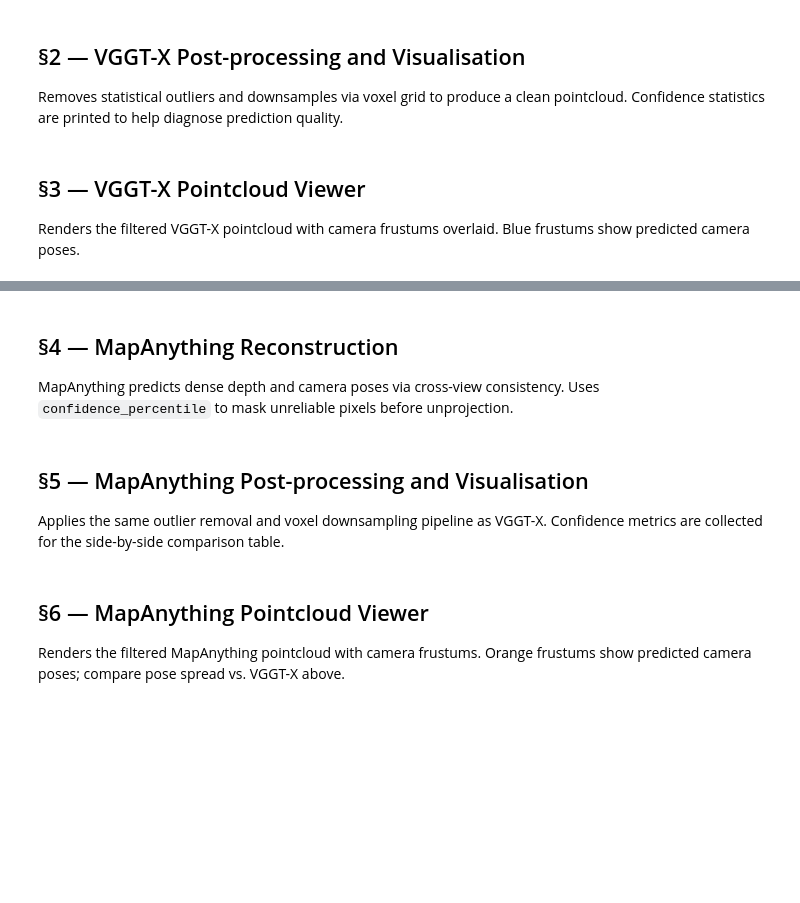
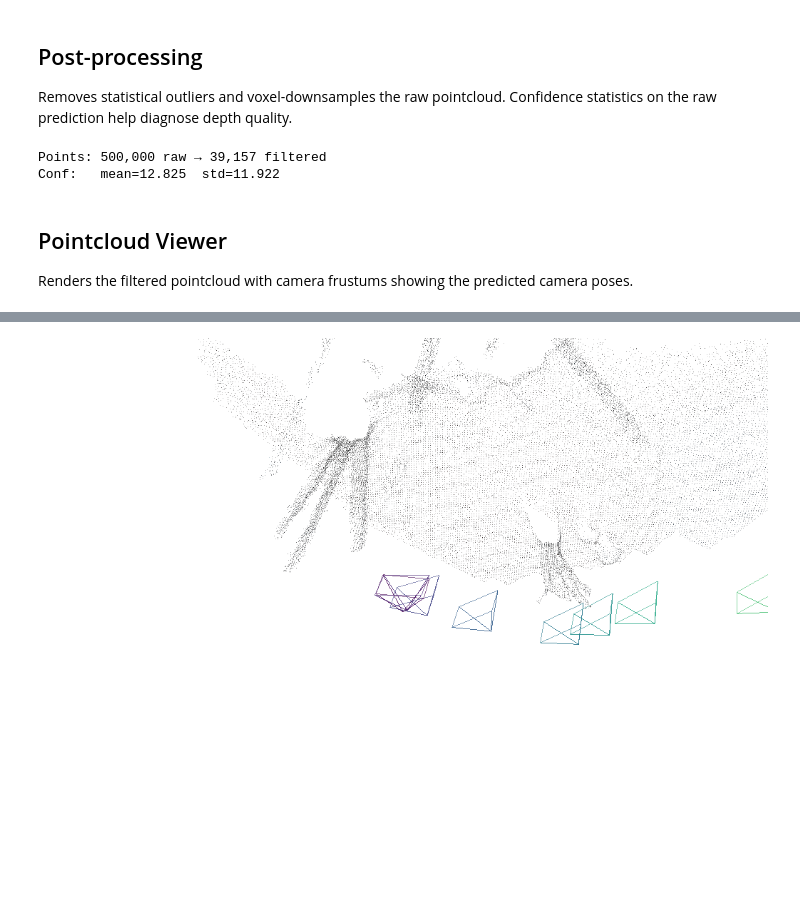
Before and after one commit to BasisResearch/collab-splats, a Jupyter notebook: docs/source/tutorials/02_pointcloud/feedforward_methods.ipynb, the cells around one changed output, grey strips where cells are left out. Drawn from its saved outputs; the diff is of its cells as text; code cells hidden in the pictures; blank space fills up the shorter version.

Commit message:
docs(tutorials): feedforward_methods — VGGT-Omega only, FRAMES/TUTORIAL_CACHE layout
Co-Authored-By: Claude Fable 5 <noreply@anthropic.com>

```diff
--- a/docs/source/tutorials/02_pointcloud/feedforward_methods.ipynb
+++ b/docs/source/tutorials/02_pointcloud/feedforward_methods.ipynb
@@ -69,11 +81,19 @@ Loads a cached VGGT-X reconstruction from zarr if available, skipping GPU infere
-# %%
-_vggtx_cache = CACHE_DIR / "vggtx" / "reconstruction.zarr"
-_vggtx_cache.parent.mkdir(parents=True, exist_ok=True)
-
-if _vggtx_cache.exists():
-    result_vggt = FeedforwardResult.load_zarr(_vggtx_cache)
-    print(f"Loaded VGGT-X result from cache  ({result_vggt.points.shape[0]:,} pts)")
-else:
-    result_vggt = VGGTXCreator().run(IMAGES, device)
-    result_vggt.save_zarr(_vggtx_cache)
-    print(f"VGGT-X done  →  saved to {_vggtx_cache}")
+# %%
+# Run VGGT-Omega once; later executions reload the zarr cache
+_omega_cache = TUTORIAL_CACHE / "vggt_omega.zarr"
+_omega_cache.parent.mkdir(parents=True, exist_ok=True)
+
+if _omega_cache.exists():
+    result = FeedforwardResult.load_zarr(_omega_cache)
+    print(f"loaded cached reconstruction ({result.points.shape[0]:,} pts)")
+else:
+    # The creator API consumes a directory — stage the MAX_FRAMES subset as symlinks
+    _subset_dir = TUTORIAL_CACHE / "omega_frames"
+    _subset_dir.mkdir(parents=True, exist_ok=True)
+    for p in image_paths:
+        link = _subset_dir / p.name
+        if not link.exists():
+            link.symlink_to(p)
+    result = make_creator("vggt_omega").run(_subset_dir, device)
+    result.save_zarr(_omega_cache)
+    print(f"reconstructed {result.points.shape[0]:,} pts → {_omega_cache}")
@@ -80,4 +110,4 @@ else:
 # %% [markdown]
-## §2 — VGGT-X Post-processing and Visualisation
+## Post-processing
 
-Removes statistical outliers and downsamples via voxel grid to produce a clean pointcloud. Confidence statistics are printed to help diagnose prediction quality.
+Removes statistical outliers and voxel-downsamples the raw pointcloud. Confidence statistics on the raw prediction help diagnose depth quality.
@@ -86,13 +114,19 @@ pts3d_vggt, colors_vggt, conf_vggt_mean, conf_vggt_std = _clean(result_vggt)
+# %%
+pts3d, colors, conf_mean, conf_std = _clean(result)
+# %% [output]
+Points: 500,000 raw → 39,157 filtered
+Conf:   mean=12.825  std=11.922
 # %% [markdown]
-## §3 — VGGT-X Pointcloud Viewer
+## Pointcloud Viewer
 
-Renders the filtered VGGT-X pointcloud with camera frustums overlaid. Blue frustums show predicted camera poses.
+Renders the filtered pointcloud with camera frustums showing the predicted camera poses.
 # %%
-cloud_vggt = pointcloud_to_polydata(pts3d_vggt, RGB=colors_vggt)
+cloud = pointcloud_to_polydata(pts3d, RGB=colors)
 visualize_splat(
-    cloud_vggt,
-    aligned_cameras=list(result_vggt.extrinsics),
+    cloud,
+    aligned_cameras=list(result.extrinsics),
     mesh_kwargs={**PCD_KWARGS, "rgb": True},
     camera_kwargs={k: v for k, v in CAMERA_KWARGS.items() if k != "color"},
     viz_kwargs=VIZ_KWARGS,
 ).show()
+# %% [output]
@@ -99,5 +134 @@ visualize_splat(
+[figure, added]
-# %% [markdown]
-## §4 — MapAnything Reconstruction
-
-MapAnything predicts dense depth and camera poses via cross-view consistency.
-Uses `confidence_percentile` to mask unreliable pixels before unprojection.
@@ -115,4 +134,0 @@ else:
-# %% [markdown]
-## §5 — MapAnything Post-processing and Visualisation
-
-Applies the same outlier removal and voxel downsampling pipeline as VGGT-X. Confidence metrics are collected for the side-by-side comparison table.
@@ -121,4 +134,0 @@ pts3d_ma, colors_ma, conf_ma_mean, conf_ma_std = _clean(result_ma)
-# %% [markdown]
-## §6 — MapAnything Pointcloud Viewer
-
-Renders the filtered MapAnything pointcloud with camera frustums. Orange frustums show predicted camera poses; compare pose spread vs. VGGT-X above.
```
Also changed, not shown: parts of 21 cells of this notebook.
